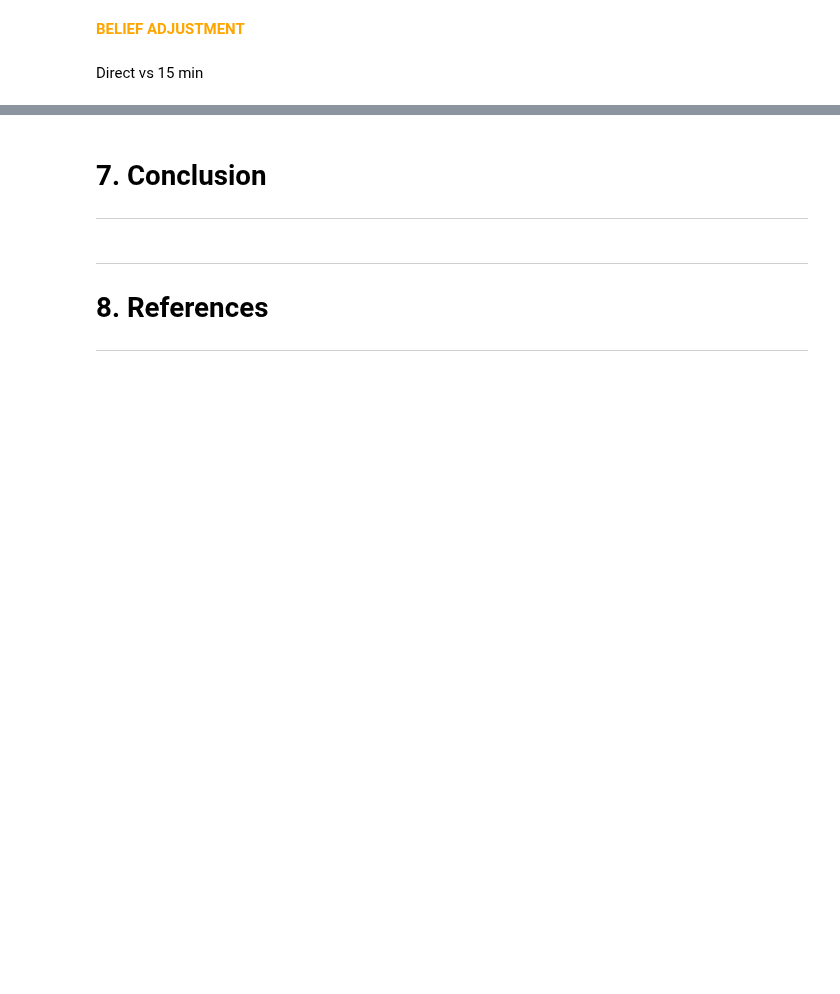
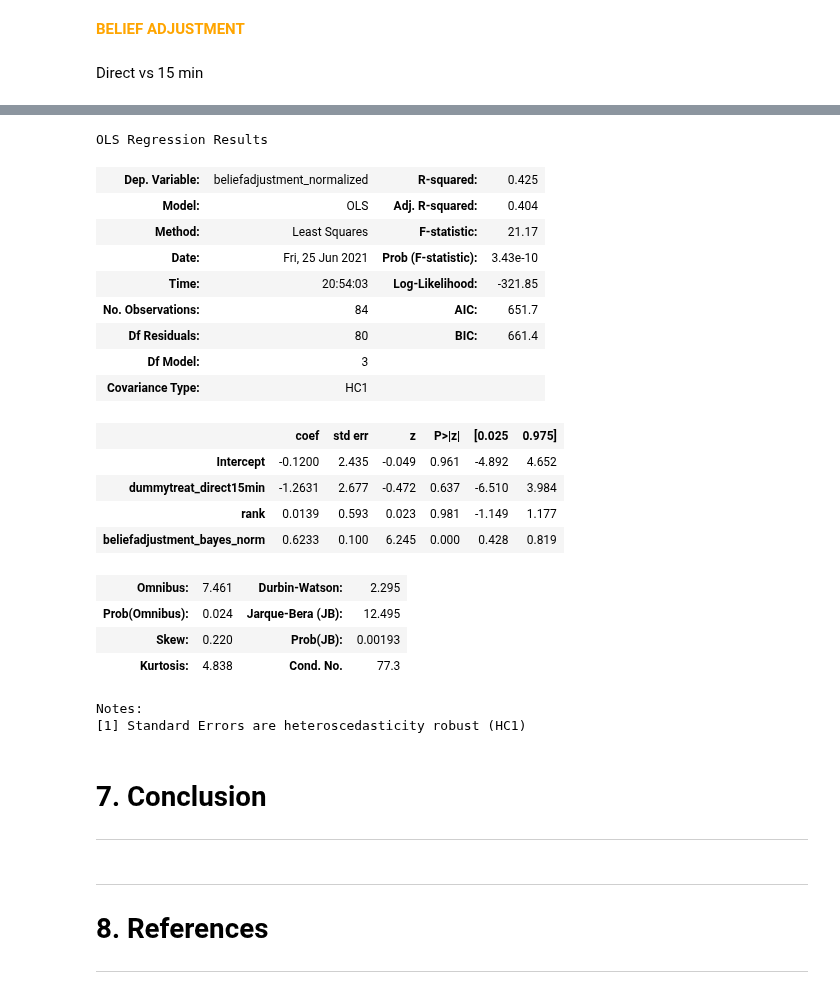
Before and after one commit to aysuavci/ose-data-science-course-project-aysuavci, a Jupyter notebook: project_notebook.ipynb, the cells around one changed output, grey strips where cells are left out. Drawn from its saved outputs; the diff is of its cells as text; code cells hidden in the pictures; blank space fills up the shorter version.

```diff
--- a/project_notebook.ipynb
+++ b/project_notebook.ipynb
@@ -424,3 +450,29 @@ df["interact_direct15min"] = df["dummytreat_direct15min"]*df["dummynews_goodbad"
+# %%
+model_ols = smf.ols(formula="beliefadjustment_normalized ~ dummytreat_direct15min + rank + beliefadjustment_bayes_norm", data=df_ba)
+rslt = model_ols.fit(cov_type='HC1')
+rslt.summary()
+# %% [output]
+OLS Regression Results
+| Dep. Variable: | beliefadjustment_normalized | R-squared: | 0.425 |
+| Model: | OLS | Adj. R-squared: | 0.404 |
+| Method: | Least Squares | F-statistic: | 21.17 |
+| Date: | Fri, 25 Jun 2021 | Prob (F-statistic): | 3.43e-10 |
+| Time: | 20:54:03 | Log-Likelihood: | -321.85 |
+| No. Observations: | 84 | AIC: | 651.7 |
+| Df Residuals: | 80 | BIC: | 661.4 |
+| Df Model: | 3 |  |  |
+| Covariance Type: | HC1 |  |  |
+|  | coef | std err | z | P>|z| | [0.025 | 0.975] |
+| Intercept | -0.1200 | 2.435 | -0.049 | 0.961 | -4.892 | 4.652 |
+| dummytreat_direct15min | -1.2631 | 2.677 | -0.472 | 0.637 | -6.510 | 3.984 |
+| rank | 0.0139 | 0.593 | 0.023 | 0.981 | -1.149 | 1.177 |
+| beliefadjustment_bayes_norm | 0.6233 | 0.100 | 6.245 | 0.000 | 0.428 | 0.819 |
+| Omnibus: | 7.461 | Durbin-Watson: | 2.295 |
+| Prob(Omnibus): | 0.024 | Jarque-Bera (JB): | 12.495 |
+| Skew: | 0.220 | Prob(JB): | 0.00193 |
+| Kurtosis: | 4.838 | Cond. No. | 77.3 |
+Notes:
+[1] Standard Errors are heteroscedasticity robust (HC1)
 # %% [markdown]
 # 7. Conclusion
 ---
```
Also changed, not shown: parts of 1 cell of this notebook.
